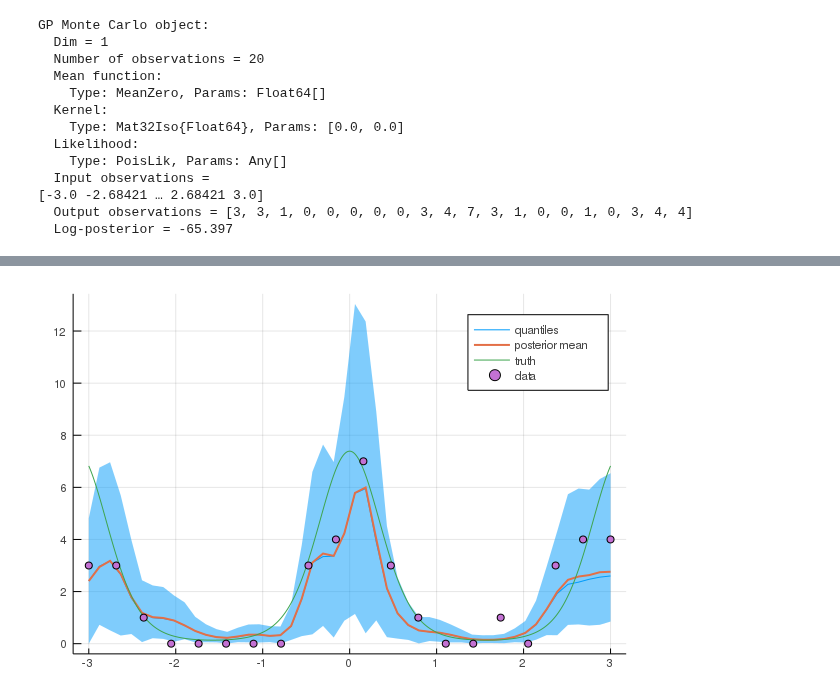
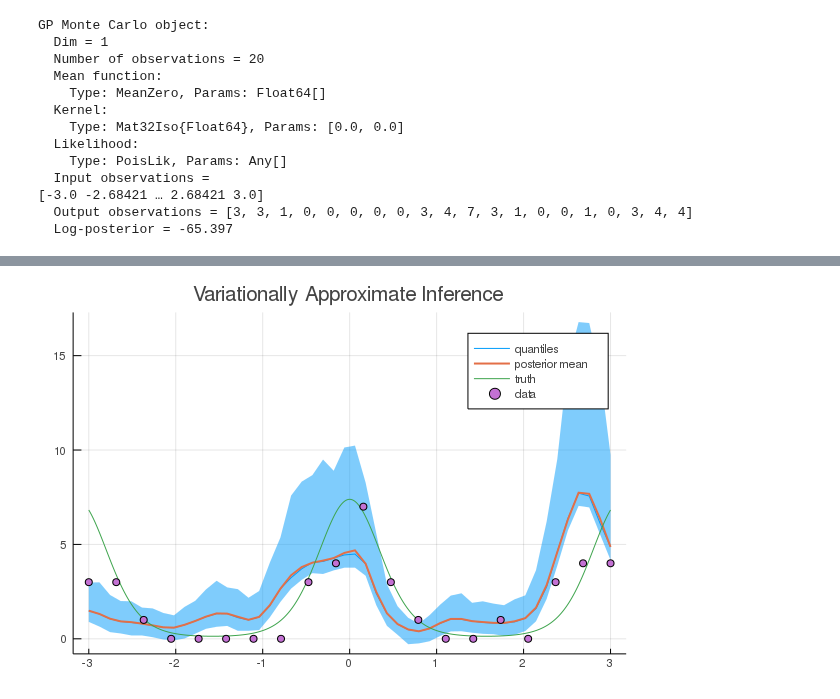
Before and after one commit to STOR-i/GaussianProcesses.jl, a Jupyter notebook: notebooks/Poisson regression.ipynb, the cells around one changed output, grey strips where cells are left out. Cells and saved outputs as stored; diff of their text form; code cells hidden in the pictures.

```diff
--- a/notebooks/Poisson regression.ipynb
+++ b/notebooks/Poisson regression.ipynb
@@ -30,7 +36,8 @@ WARNING: Method definition adjoint(Function) in module Calculus at /home/pindert
 #GP set-up
 k = Matern(3/2,0.0,0.0)   # Matern 3/2 kernel
 l = PoisLik()             # Poisson likelihood
-gp = GP(X, vec(Y), MeanZero(), k, l)
+gpmc = GP(X, vec(Y), MeanZero(), k, l)
+gpvi = GP(X, vec(Y), MeanZero(), k, l)
 # %% [output]
 GP Monte Carlo object:
   Dim = 1
@@ -51,13 +65,13 @@ set_priors!(gp.kernel,[Normal(-2.0,4.0),Normal(-2.0,4.0)])
 # %%
 #Sample predicted values
-xtest = range(minimum(gp.x),stop=maximum(gp.x),length=50);
+xtest = range(minimum(gpmc.x),stop=maximum(gpmc.x),length=50);
 ymean = [];
 fsamples = Array{Float64}(undef,size(samples,2), length(xtest));
 for i in 1:size(samples,2)
-    set_params!(gp,samples[:,i])
-    update_target!(gp)
-    push!(ymean, predict_y(gp,xtest)[1])
-    fsamples[i,:] = rand(gp, xtest)
+    set_params!(gpmc,samples[:,i])
+    update_target!(gpmc)
+    push!(ymean, predict_y(gpmc,xtest)[1])
+    fsamples[i,:] = rand(gpmc, xtest)
 end
 
 #Predictive plots
@@ -65,7 +79,7 @@ end
 q10 = [quantile(fsamples[:,i], 0.1) for i in 1:length(xtest)]
 q50 = [quantile(fsamples[:,i], 0.5) for i in 1:length(xtest)]
 q90 = [quantile(fsamples[:,i], 0.9) for i in 1:length(xtest)]
-plot(xtest,exp.(q50),ribbon=(exp.(q10), exp.(q90)),leg=true, fmt=:png, label="quantiles")
+plot(xtest,exp.(q50),ribbon=(exp.(q10), exp.(q90)),leg=true, fmt=:png, label="quantiles", title = "MCMC Inference")
 plot!(xtest,mean(ymean), label="posterior mean")
 xx = range(-3,stop=3,length=1000);
 f_xx = 2*cos.(2*xx);
@@ -87,13 +89,0 @@ GaussianProcesses.Approx([0.99256, 1.01998, 0.0526094, -1.0733, -0.98447, -0.964
-# %%
-xtest = range(minimum(gp.x)-10,stop=maximum(gp.x)+10,length=50);
-
-pred, post_var = predict_f(gp, xtest)
-
-nobs = size(xtest', 2)
-n_sample = size(A, 2)
-
-A = Array{Float64}(undef, size(xtest, 1), 1)
-println(size(A))
-
-# broadcast!(+, A, μ, unwhiten!(post_var,randn(nobs, n_sample)))
-GaussianProcesses.make_posdef!(Q.V)
@@ -103,22 +99,21 @@ GaussianProcesses.make_posdef!(Q.V)
 # %%
-xtest = range(minimum(gp.x),stop=maximum(gp.x),length=50);
 nsamps = 500
-visamples = Array{Float64}(undef, nsamps, length(xtest));
 ymean = [];
+visamples = Array{Float64}(undef, nsamps, size(xtest, 1))
+
 for i in 1:nsamps
-    visamples[i,:] = rand(gp, xtest)
-    push!(ymean, predict_y(gp, xtest)[1])
+    visamples[i, :] = rand(gpvi, xtest, Q)
+    push!(ymean, predict_y(gpvi, xtest)[1])
 end
 # %%
-q10 = [quantile(visamples[:,i], 0.1) for i in 1:length(xtest)]
+q10 = [quantile(visamples[i,:], 0.1) for i in 1:length(xtest)]
 q50 = [quantile(visamples[:,i], 0.5) for i in 1:length(xtest)]
 q90 = [quantile(visamples[:,i], 0.9) for i in 1:length(xtest)]
-plot(xtest,exp.(q50),ribbon=(exp.(q10), exp.(q90)),leg=true, fmt=:png, label="quantiles")
+plot(xtest, exp.(q50), ribbon=(exp.(q10), exp.(q90)), leg=true, fmt=:png, label="quantiles", title="Variationally Approximate Inference")
 plot!(xtest, mean(ymean), label="posterior mean", w=2)
 xx = range(-3,stop=3,length=1000);
 f_xx = 2*cos.(2*xx);
 plot!(xx, exp.(f_xx), label="truth")
 scatter!(X,Y, label="data")
-# savefig("vi.png")
 # %% [output]
-[figure, old version]
+[figure, new version]
```
Also changed, not shown: parts of 6 cells of this notebook.
